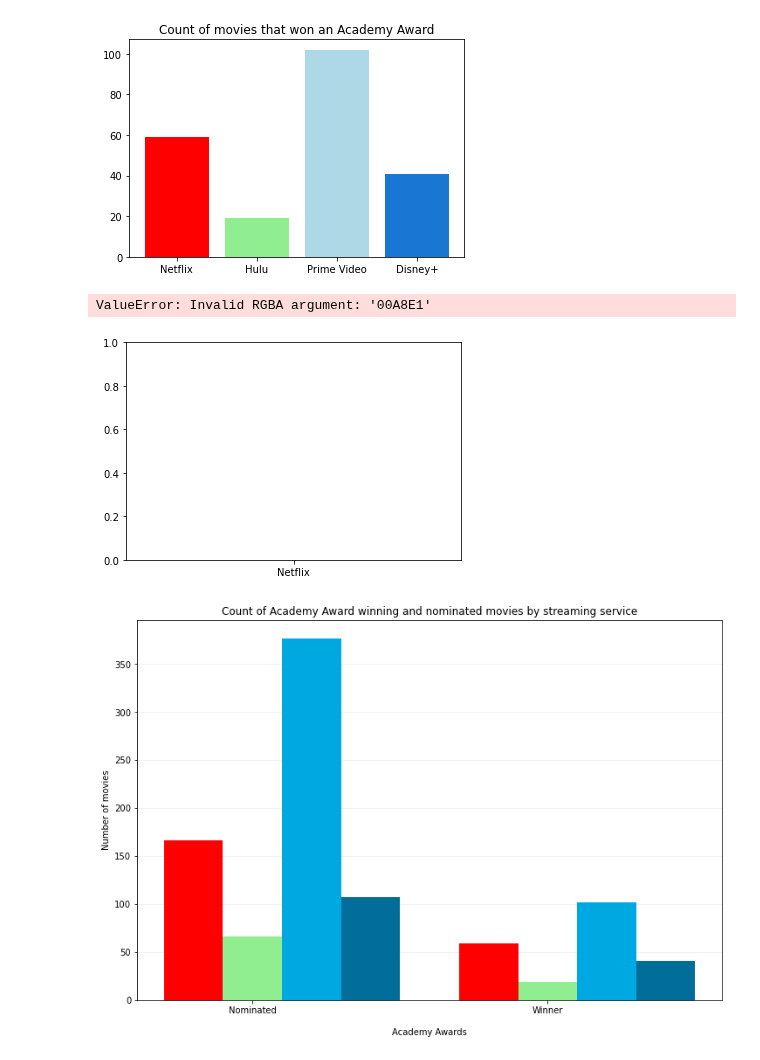
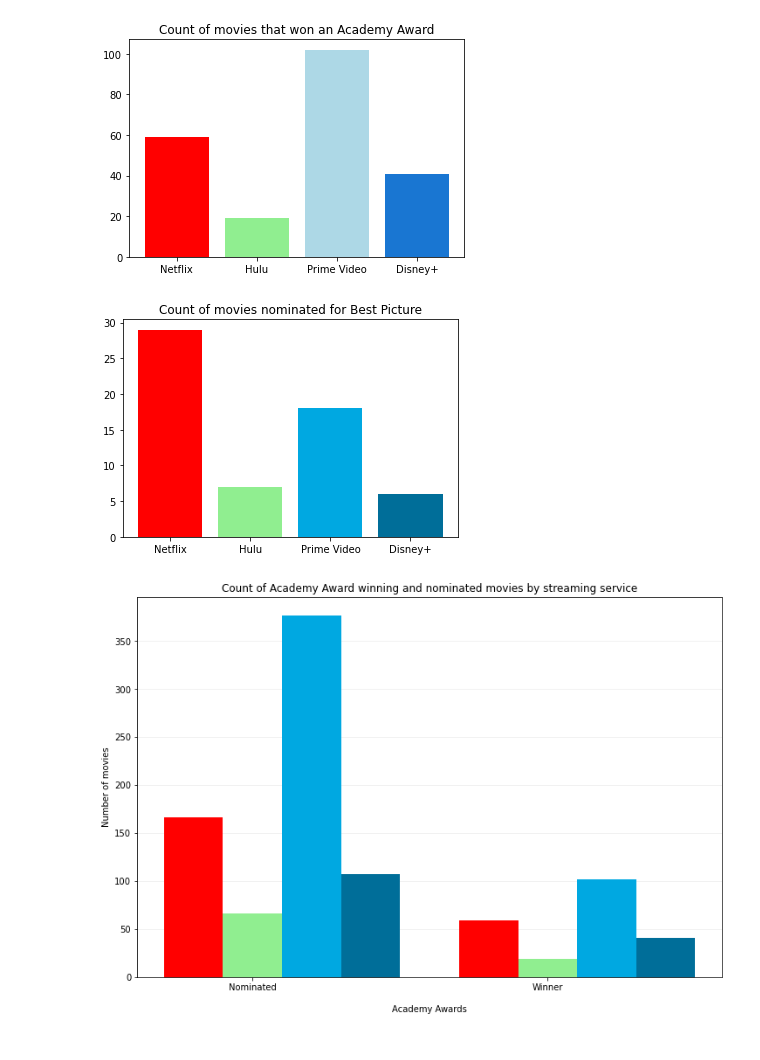
Before and after one commit to jacance/streaming-service-analysis, a Jupyter notebook: notebook_justin.ipynb, the cells around one changed output. Drawn from its saved outputs; the diff is of its cells as text; code cells hidden in the pictures.

Commit message:
changed code for counting wins and nominations

```diff
--- a/notebook_justin.ipynb
+++ b/notebook_justin.ipynb
@@ -264,3 +258,9 @@ disney_nom_movies = len(disney_nominations)
+# %%
+# Count of award nominated movies
+netflix_nom_movies = netflix_nominations["Title"].count()
+hulu_nom_movies = hulu_nominations["Title"].count()
+primevideo_nom_movies = primevideo_nominations["Title"].count()
+disney_nom_movies = disney_nominations["Title"].count()
 # %%
 # Oscar Winning movies dataframe
 netflix_wins = netflix.loc[netflix["Wins"] > 0]
@@ -268,10 +268,10 @@ hulu_wins = hulu.loc[hulu["Wins"] > 0]
 primevideo_wins = primevideo.loc[primevideo["Wins"] > 0]
 disney_wins = disney.loc[disney["Wins"] > 0]
 
-netflix_win_movies = len(netflix_wins)
-hulu_win_movies = len(hulu_wins)
-primevideo_win_movies = len(primevideo_wins)
-disney_win_movies = len(disney_wins)
+netflix_win_movies = netflix_wins["Title"].count()
+hulu_win_movies = hulu_wins["Title"].count()
+primevideo_win_movies = primevideo_wins["Title"].count()
+disney_win_movies = disney_wins["Title"].count()
 # %%
 # Nominated Best Picture
 netflix_bp_nom = netflix.loc[netflix["Won Best Picture"] == 1]
@@ -279,10 +279,10 @@ hulu_bp_nom = hulu.loc[hulu["Won Best Picture"] == 1]
 primevideo_bp_nom = primevideo.loc[primevideo["Won Best Picture"] == 1]
 disney_bp_nom = disney.loc[disney["Won Best Picture"] == 1]
 
-netflix_bp_nom_movies = len(netflix_bp_nom)
-hulu_bp_nom_movies = len(hulu_bp_nom)
-primevideo_bp_nom_movies = len(primevideo_bp_nom)
-disney_bp_nom_movies = len(disney_bp_nom)
+netflix_bp_nom_movies = netflix_bp_nom["Title"].count()
+hulu_bp_nom_movies = hulu_bp_nom["Title"].count()
+primevideo_bp_nom_movies = primevideo_bp_nom["Title"].count()
+disney_bp_nom_movies = disney_bp_nom["Title"].count()
 # %%
 # Won Best Picture
 netflix_bp = netflix.loc[netflix["Won Best Picture"] == 2]
@@ -319,10 +306,10 @@ netflix
 # List of services to be index
 ss_names = ["Netflix", "Hulu", "Prime Video", "Disney+"]
 
-netflix_bp_win = len(netflix_bp)
-hulu_bp_win = len(hulu_bp)
-primevideo_bp_win = len(primevideo_bp)
-disney_bp_win = len(disney_bp)
+netflix_bp_win = netflix_bp["Title"].count()
+hulu_bp_win = hulu_bp["Title"].count()
+primevideo_bp_win = primevideo_bp["Title"].count()
+disney_bp_win = disney_bp["Title"].count()
 
 # Dataframe of wins, nominations
 data = {
@@ -357,13 +344,12 @@ plt.show()
 [figure]
 # %%
 # Count of movies that were Nominated Best Picture
-bpnom_plot = plt.bar(ss_names, ss_awards["Nominated Best Picture"], color=["red", "lightgreen", "00A8E1", "#006e99"])
+bpnom_plot = plt.bar(ss_names, ss_awards["Nominated Best Picture"], color=["red", "lightgreen", "#00A8E1", "#006e99"])
 
 plt.title("Count of movies nominated for Best Picture")
 plt.show()
 # %% [output]
-ValueError: Invalid RGBA argument: '00A8E1'
-[figure, old version]
+[figure, new version]
 # %%
 # Bars of award stats along x-axis
 netflix_sum3 = ss_awards.iloc[0, 0:2]
```
Also changed, not shown: parts of 5 cells of this notebook, 4 other files.
